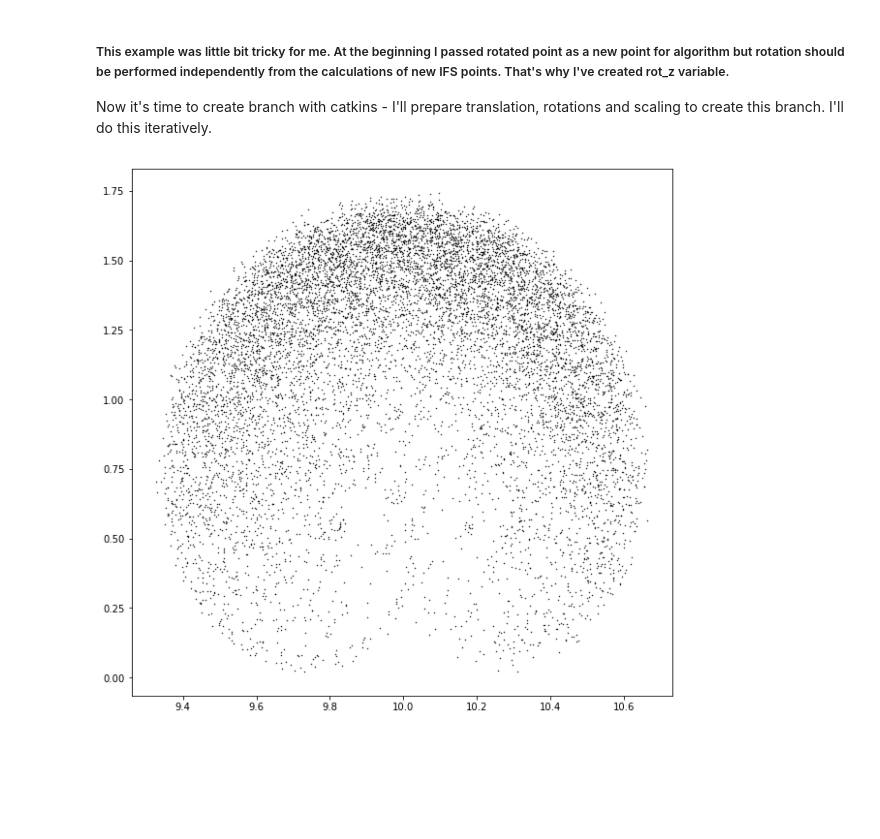
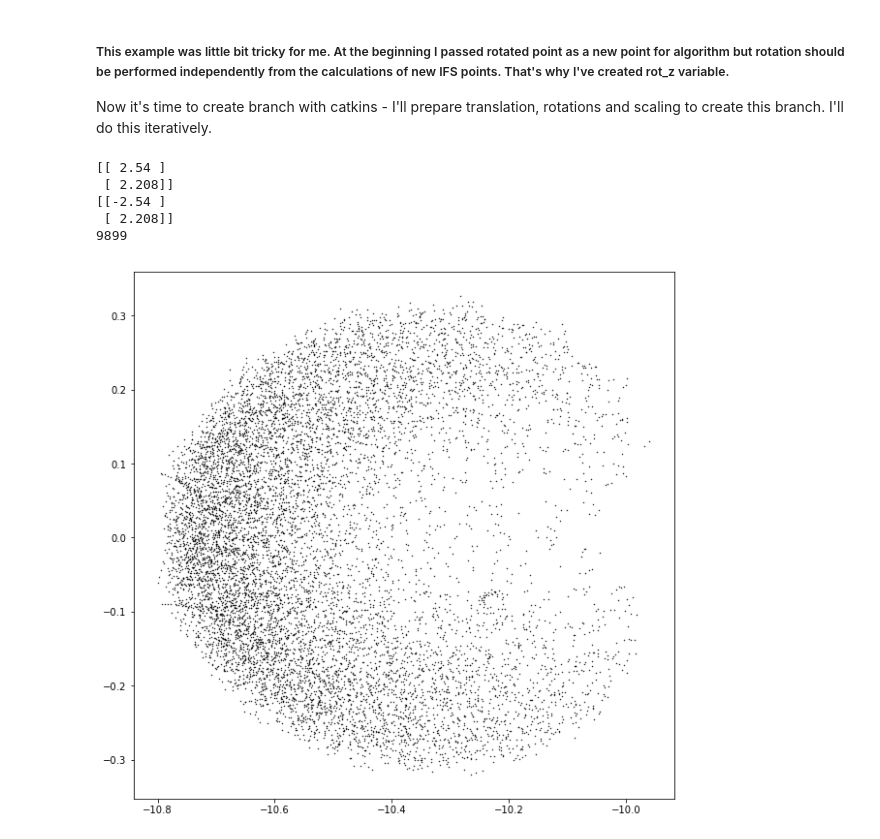
Before and after one commit to SimonMolinsky/fractals_and_chaos, a Jupyter notebook: chapter_04.ipynb, the cells around one changed output. Saved outputs shown, nothing was run; the diff lists cells and outputs as text; code cells hidden in the pictures; blank space fills up the shorter version.

```diff
--- a/chapter_04.ipynb
+++ b/chapter_04.ipynb
@@ -793,28 +793,25 @@ def draw_catkin(iterations=100000, translate=(0, 0), scale=(1, 1), rotate=0):
     if translation_test:
         for k in parameters:
             parameters[k]['tC'] = z0 - parameters[k]['A'].dot(z0) + parameters[k]['C'] * scale_parameter
-
+            print(parameters[k]['tC'])
     for i in range(0, iterations):
         param = parameters[np.random.choice(list(parameters.keys()))]
         param_A = param['A']
         param_C = param['C']
 
-        # Calculate z and scale it
-        z = param_A.dot(points) + param_C * scale_parameter
-
-        # Translate z
         if translation_test:
-            z = z + param['tC']
-
-        # Rotate z
-        if rotate != 0:
+            param_tC = param['tC']
+            z = param_A.dot(points) + param_tC
             points[0] = z[0]
             points[1] = z[1]
-            z = rot_mtx * z
-            z = z - param['tC']
+            if rotate != 0:
+                z = rot_mtx * z
         else:
+            z = param_A.dot(points) + param_C * scale_parameter
             points[0] = z[0]
             points[1] = z[1]
+            if rotate != 0:
+                z = rot_mtx * z
 
         if exclude_points > 100:
             ifs.append([z[0][0], z[1][0]])
@@ -822,11 +819,17 @@ def draw_catkin(iterations=100000, translate=(0, 0), scale=(1, 1), rotate=0):
         exclude_points = exclude_points + 1
     return np.asarray(ifs)
 # %%
-catkins_branch = [draw_catkin(10000, translate=(10, 0), rotate=0)]
+catkins_branch = [draw_catkin(10000, translate=(0, 10), scale=(0.8, 0.9), rotate=90)]
 
 plt.figure(figsize=(10,10))
 for catkins in catkins_branch:
+    print(len(catkins[:, 0]))
     plt.scatter(catkins[:, 0], catkins[:, 1], s=0.2, c='black')
 plt.show()
 # %% [output]
+[[ 2.54 ]
+ [ 2.208]]
+[[-2.54 ]
+ [ 2.208]]
+9899
-[figure, old version]
+[figure, new version]
```
Also changed, not shown: parts of 8 cells of this notebook.
